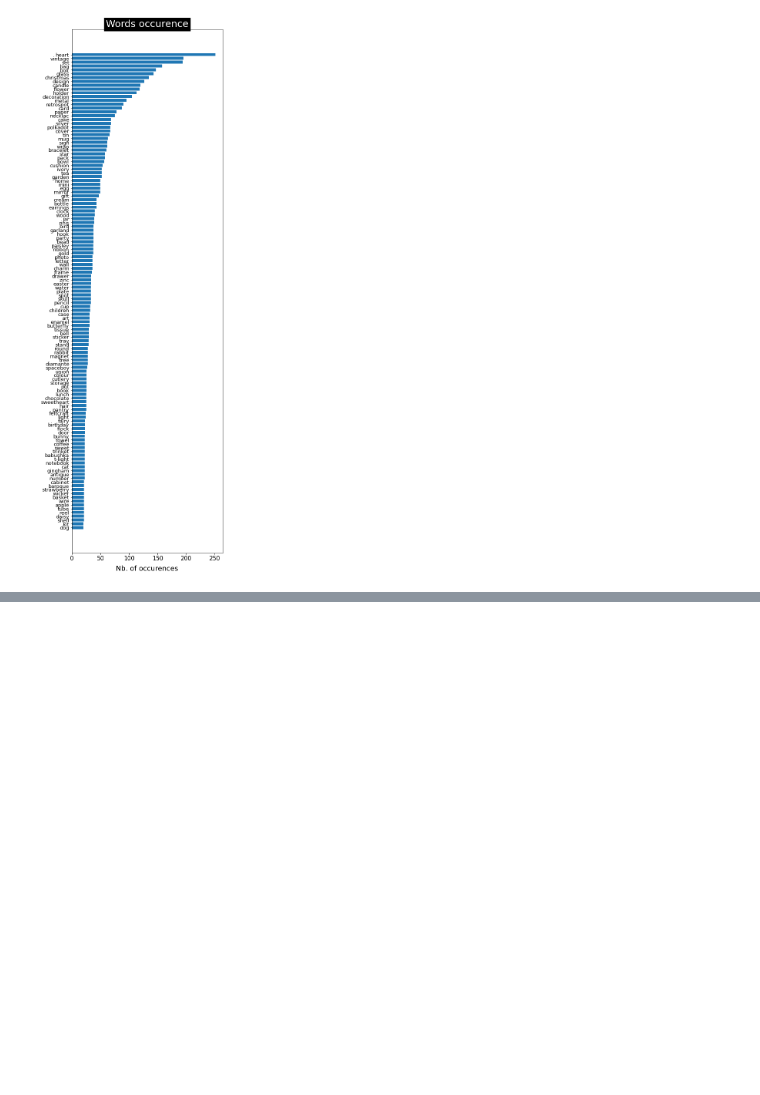
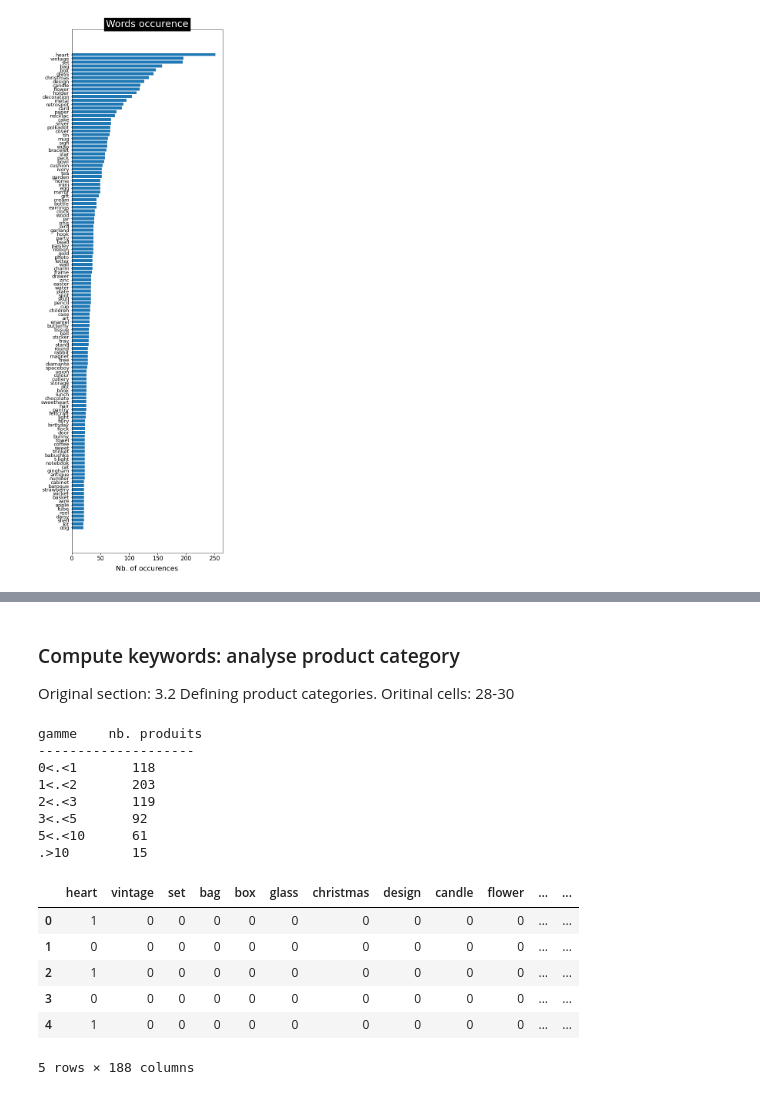
Before and after one commit to atemate/customer-segmentation-toolkit, a Jupyter notebook: nbs/03_data_analyse_keywords.ipynb, the cells around one changed output, grey strips where cells are left out. Drawn from its saved outputs; the diff is of its cells as text; code cells hidden in the pictures; blank space fills up the shorter version.

Commit message:
Finish 03: keywords

```diff
--- a/nbs/03_data_analyse_product_descritions.ipynb
+++ b/nbs/03_data_analyse_keywords.ipynb
@@ -99,7 +97,7 @@ def _keywords_inventory(dataframe, colonne = 'Description'):
 # %%
 # export
 
-def compute_product_list(df: pd.DataFrame) -> pd.DataFrame:
+def build_product_list(df: pd.DataFrame) -> pd.DataFrame:
     df_initial = df
     df_produits = pd.DataFrame(df_initial['Description'].unique()).rename(columns = {0:'Description'})
 
@@ -108,15 +106,17 @@ def compute_product_list(df: pd.DataFrame) -> pd.DataFrame:
     list_products = []
     for k,v in count_keywords.items():
         #list_products.append([keywords_select[k],v])
+        # XXX: here we also filter out useless ones
         word = keywords_select[k]
-        if word in ['pink', 'blue', 'tag', 'green', 'orange']: continue
-        if len(word) < 3 or v < 13: continue
-        if ('+' in word) or ('/' in word): continue
+        if word in ['pink', 'blue', 'tag', 'green', 'orange']:
+            continue
+        if len(word) < 3 or v < 13:
+            continue
+        if ('+' in word) or ('/' in word):
+            continue
         list_products.append([word, v])
     list_products.sort(key = lambda x:x[1], reverse = True)
-
-    liste = sorted(list_products, key = lambda x:x[1], reverse = True)
-    return liste
+    return list_products
 # %%
 # export
 import matplotlib.pyplot as plt
@@ -142,8 +142,8 @@ def display_list_products(list_products):
 # %%
 from featurologists.data.load_split import load_csv
 
-df = load_csv('../data/02_data_clean_rows/no_live_data_cleaned.csv')
-liste = compute_product_list(df)
-display_list_products(liste)
+df = load_csv('../data/02_data_clean_rows/no_live_data__cleaned.csv')
+list_products = build_product_list(df)
+plot_product_list_histogram(list_products)
 # %% [output]
 [figure]
@@ -153,6 +149,0 @@ Original section: 3.2 Defining product categories. Oritinal cells:
-# %%
-# hide
-if False:  # only to be run manually
-    df_cleaned = clean_rows(df)
-    !mkdir -p {OUT_DATA_PATH}
-    df_cleaned.to_csv(f'{OUT_DATA_PATH}/no_live_data_cleaned.csv')
@@ -176,0 +150,3 @@ INFO:root:       InvoiceNo StockCode                   Description  Quantity  \
+# %% [markdown]
+### Compute keywords: analyse product category
+Original section: 3.2 Defining product categories. Oritinal cells: 28-30
@@ -176,0 +188,33 @@ INFO:root:       InvoiceNo StockCode                   Description  Quantity  \
+# %%
+# export
+
+def display_keywords_matrix(X: pd.DataFrame, threshold: List[int]):
+    print("{:<8} {:<20} \n".format('gamme', 'nb. produits') + 20*'-')
+    for i in range(len(threshold)):
+        if i == len(threshold)-1:
+            col = '.>{}'.format(threshold[i])
+        else:
+            col = '{}<.<{}'.format(threshold[i],threshold[i+1])
+        print("{:<10}  {:<20}".format(col, X.loc[:, col].sum()))
+# %%
+threshold = [0, 1, 2, 3, 5, 10]
+df = df[:1000]
+X = build_keywords_matrix(df, list_products, threshold)
+display_keywords_matrix(X, threshold)
+X[:5]
+# %% [output]
+gamme    nb. produits
+--------------------
+0<.<1       118
+1<.<2       203
+2<.<3       119
+3<.<5       92
+5<.<10      61
+.>10        15
+|  | heart | vintage | set | bag | box | glass | christmas | design | candle | flower | ... | ... |
+| 0 | 1 | 0 | 0 | 0 | 0 | 0 | 0 | 0 | 0 | 0 | ... | ... |
+| 1 | 0 | 0 | 0 | 0 | 0 | 0 | 0 | 0 | 0 | 0 | ... | ... |
+| 2 | 1 | 0 | 0 | 0 | 0 | 0 | 0 | 0 | 0 | 0 | ... | ... |
+| 3 | 0 | 0 | 0 | 0 | 0 | 0 | 0 | 0 | 0 | 0 | ... | ... |
+| 4 | 1 | 0 | 0 | 0 | 0 | 0 | 0 | 0 | 0 | 0 | ... | ... |
+5 rows × 188 columns
```
Also changed, not shown: parts of 12 cells of this notebook, 7 other files.
